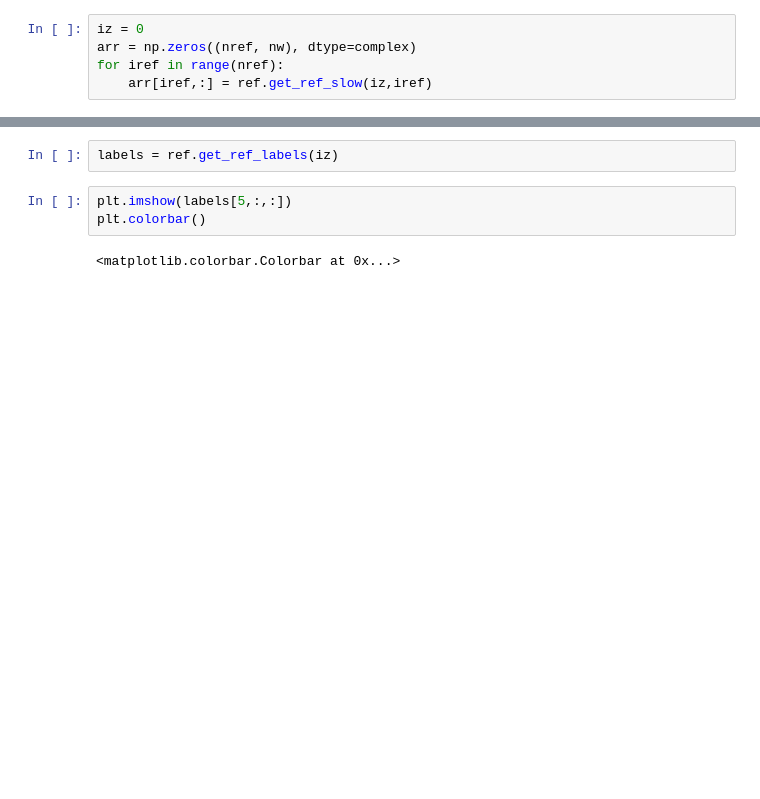
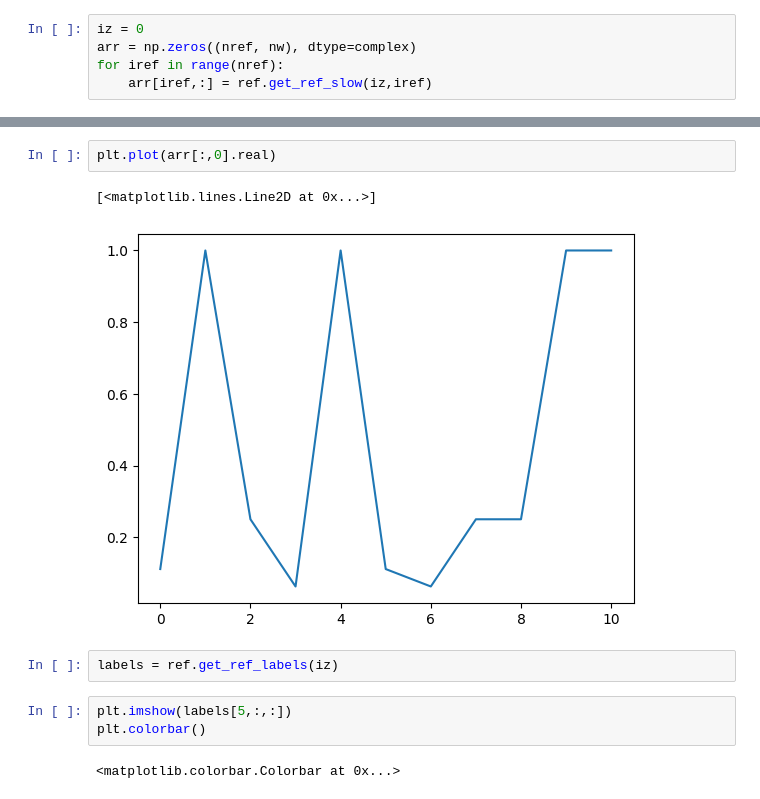
Before and after one commit to arustamm/fwix, a Jupyter notebook: propagator/jupyter/test_pspi.ipynb, the cells around one changed output, grey strips where cells are left out. Saved outputs shown, nothing was run; the diff lists cells and outputs as text; blank space fills up the shorter version.

```diff
--- a/propagator/jupyter/test_pspi.ipynb
+++ b/propagator/jupyter/test_pspi.ipynb
@@ -94,3 +103,8 @@ plt.imshow(arr.real, cmap='jet')
+# %%
+plt.plot(arr[:,0].real)
+# %% [output]
+[<matplotlib.lines.Line2D at 0x...>]
+[figure, added]
 # %%
 labels = ref.get_ref_labels(iz)
 # %%
```
Also changed, not shown: parts of 12 cells of this notebook, 13 other files.
